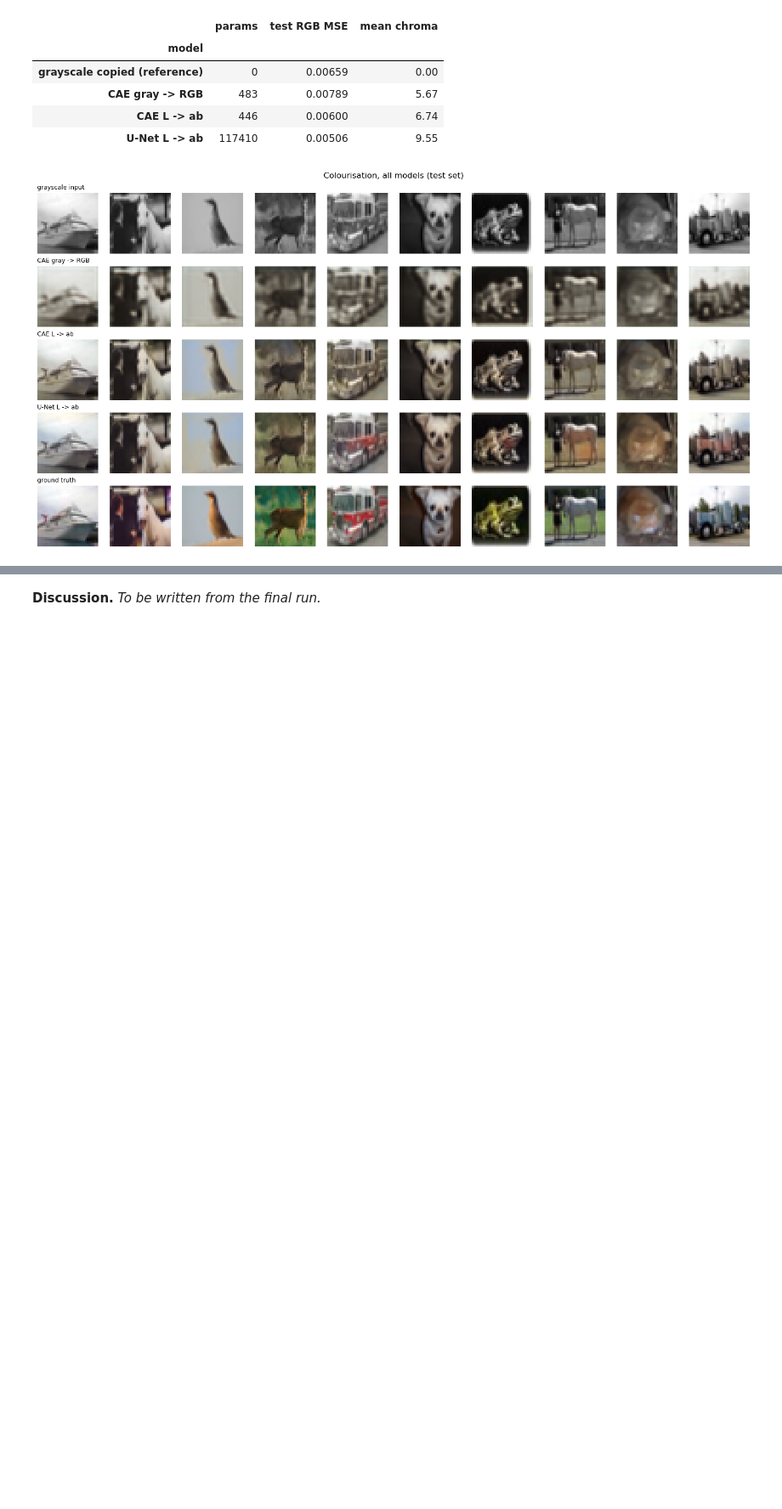
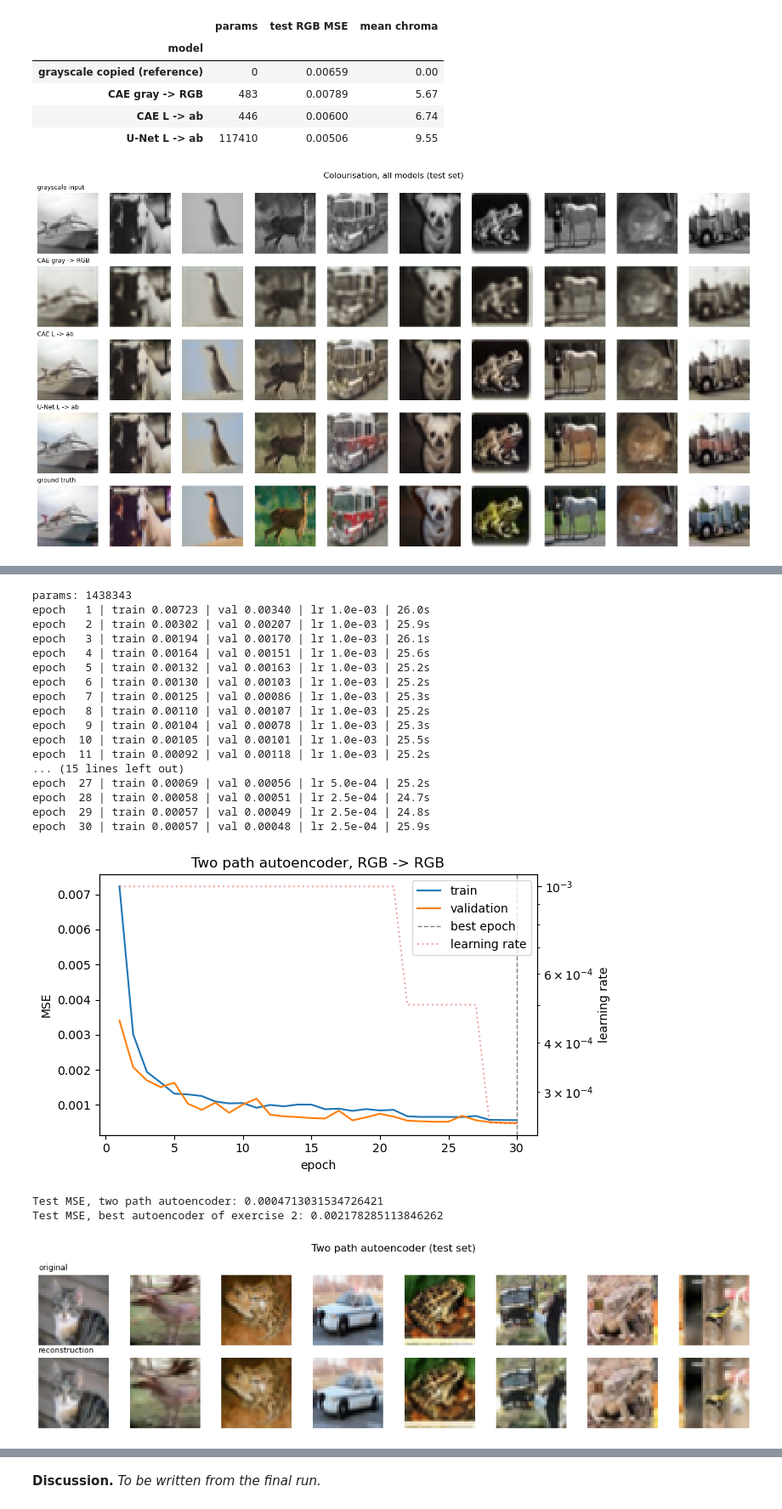
Before and after one commit to flingzi-maximax/assignment-2, a Jupyter notebook: assignment 2.ipynb, the cells around one changed output, grey strips where cells are left out. Shown at 85% size. Saved outputs shown, nothing was run; the diff lists cells and outputs as text; code cells hidden in the pictures; blank space fills up the shorter version.

```diff
--- a/assignment 2.ipynb
+++ b/assignment 2.ipynb
@@ -857,0 +1034,47 @@ mean chroma of the real test images: 14.55
+# %%
+# RGB -> RGB autoencoder with the two path encoder and a bigger decoder than the exercise 2 one
+# no BatchNorm in the decoder: once it is frozen, model.train() would still update the BN statistics
+def two_path_decoder_rgb(latent_channels=4, width=64):
+    w = width
+    return nn.Sequential(
+        nn.Conv2d(latent_channels, 2 * w, 3, padding=1), nn.ReLU(),     # 16x16
+        nn.Conv2d(2 * w, 2 * w, 3, padding=1), nn.ReLU(),
+        nn.ConvTranspose2d(2 * w, w, 2, stride=2), nn.ReLU(),            # 32x32
+        nn.Conv2d(w, w, 3, padding=1), nn.ReLU(),
+        nn.Conv2d(w, 3, 3, padding=1), nn.Sigmoid(),
+    )
+
+
+torch.manual_seed(SEED)
+tp_rgb_ae = nn.Sequential(TwoPathEncoder(in_ch=3, latent_channels=best_config["latent_channels"]),
+                          two_path_decoder_rgb(best_config["latent_channels"])).to(DEVICE)
+print("params:", count_params(tp_rgb_ae))
+
+tp_rgb_history = train_or_load("ex3_two_path_rgb_ae", tp_rgb_ae, train_loader, val_loader, test_loader,
+                               epochs=COL_EPOCHS)
+plot_learning_curve(tp_rgb_history, "Two path autoencoder, RGB -> RGB")
+print("Test MSE, two path autoencoder:", tp_rgb_history["test_loss"])
+print("Test MSE, best autoencoder of exercise 2:", evaluate(best_ae, test_loader))
+show_reconstructions(tp_rgb_ae, x_test, title="Two path autoencoder (test set)")
+# %% [output]
+params: 1438343
+epoch   1 | train 0.00723 | val 0.00340 | lr 1.0e-03 | 26.0s
+epoch   2 | train 0.00302 | val 0.00207 | lr 1.0e-03 | 25.9s
+epoch   3 | train 0.00194 | val 0.00170 | lr 1.0e-03 | 26.1s
+epoch   4 | train 0.00164 | val 0.00151 | lr 1.0e-03 | 25.6s
+epoch   5 | train 0.00132 | val 0.00163 | lr 1.0e-03 | 25.2s
+epoch   6 | train 0.00130 | val 0.00103 | lr 1.0e-03 | 25.2s
+epoch   7 | train 0.00125 | val 0.00086 | lr 1.0e-03 | 25.3s
+epoch   8 | train 0.00110 | val 0.00107 | lr 1.0e-03 | 25.2s
+epoch   9 | train 0.00104 | val 0.00078 | lr 1.0e-03 | 25.3s
+epoch  10 | train 0.00105 | val 0.00101 | lr 1.0e-03 | 25.5s
+epoch  11 | train 0.00092 | val 0.00118 | lr 1.0e-03 | 25.2s
+... (15 lines left out)
+epoch  27 | train 0.00069 | val 0.00056 | lr 5.0e-04 | 25.2s
+epoch  28 | train 0.00058 | val 0.00051 | lr 2.5e-04 | 24.7s
+epoch  29 | train 0.00057 | val 0.00049 | lr 2.5e-04 | 24.8s
+epoch  30 | train 0.00057 | val 0.00048 | lr 2.5e-04 | 25.9s
+[figure, added]
+Test MSE, two path autoencoder: 0.0004713031534726421
+Test MSE, best autoencoder of exercise 2: 0.002178285113846262
+[figure, added]
```
Also changed, not shown: parts of 8 cells of this notebook, 18 other files.
